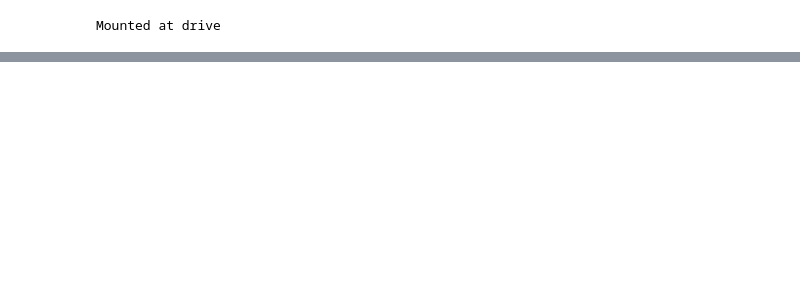
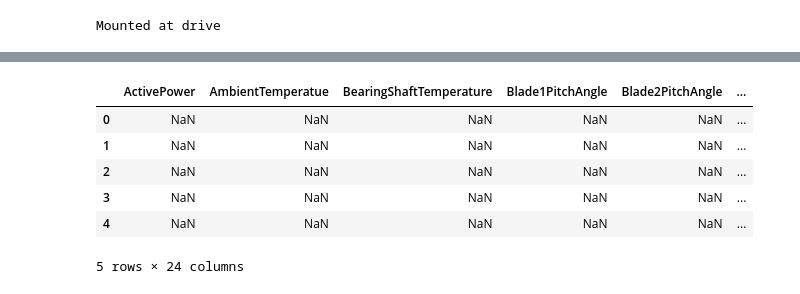
Before and after one commit to TonyGlimm/DS_Forecasting_Project, a Jupyter notebook: Wind_Power_Forecasting.ipynb, the cells around one changed output, grey strips where cells are left out. Drawn from its saved outputs; the diff is of its cells as text; code cells hidden in the pictures; blank space fills up the shorter version.

```diff
--- a/Wind_Power_Forecasting.ipynb
+++ b/Wind_Power_Forecasting.ipynb
@@ -22,0 +73,8 @@ data.head()
+# %%
+df.drop(columns=['WTG', 'ControlBoxTemperature'], inplace=True) #drop these columns WTG and ControlboxTemperature only have 1 unique value. We drop it here
+# %%
+#df= df.rename(columns={'Unnamed: 0':'DateTime'})  #rename the datetime column to a better suited title
+df['DateTime'] = df['Unnamed: 0']
+df.drop('Unnamed: 0', axis=1, inplace=True)
+
+#df['DateTime']=pd.to_datetime(df['Unnamed: 0'],format= '%Y-%m-%dT%H:%M:%SZ',errors='coerce')
@@ -22,0 +101,24 @@ data.head()
+# %%
+# Add datetime parameters
+df['DateTime'] = pd.to_datetime(df['DateTime'],
+ format = '%Y-%m-%dT%H:%M:%SZ',
+ errors = 'coerce')
+
+df['year'] = df['DateTime'].dt.year
+df['month'] = df['DateTime'].dt.month
+df['day'] = df['DateTime'].dt.day
+df['hour'] = df['DateTime'].dt.hour
+df['minute'] = df['DateTime'].dt.minute
+# %%
+# Drop original DateTime column
+df.drop('DateTime', axis=1, inplace= True)
+# %%
+df.head()
+# %% [output]
+|  | ActivePower | AmbientTemperatue | BearingShaftTemperature | Blade1PitchAngle | Blade2PitchAngle | ... |
+| 0 | NaN | NaN | NaN | NaN | NaN | ... |
+| 1 | NaN | NaN | NaN | NaN | NaN | ... |
+| 2 | NaN | NaN | NaN | NaN | NaN | ... |
+| 3 | NaN | NaN | NaN | NaN | NaN | ... |
+| 4 | NaN | NaN | NaN | NaN | NaN | ... |
+5 rows × 24 columns
```
Also changed, not shown: parts of 19 cells of this notebook.
